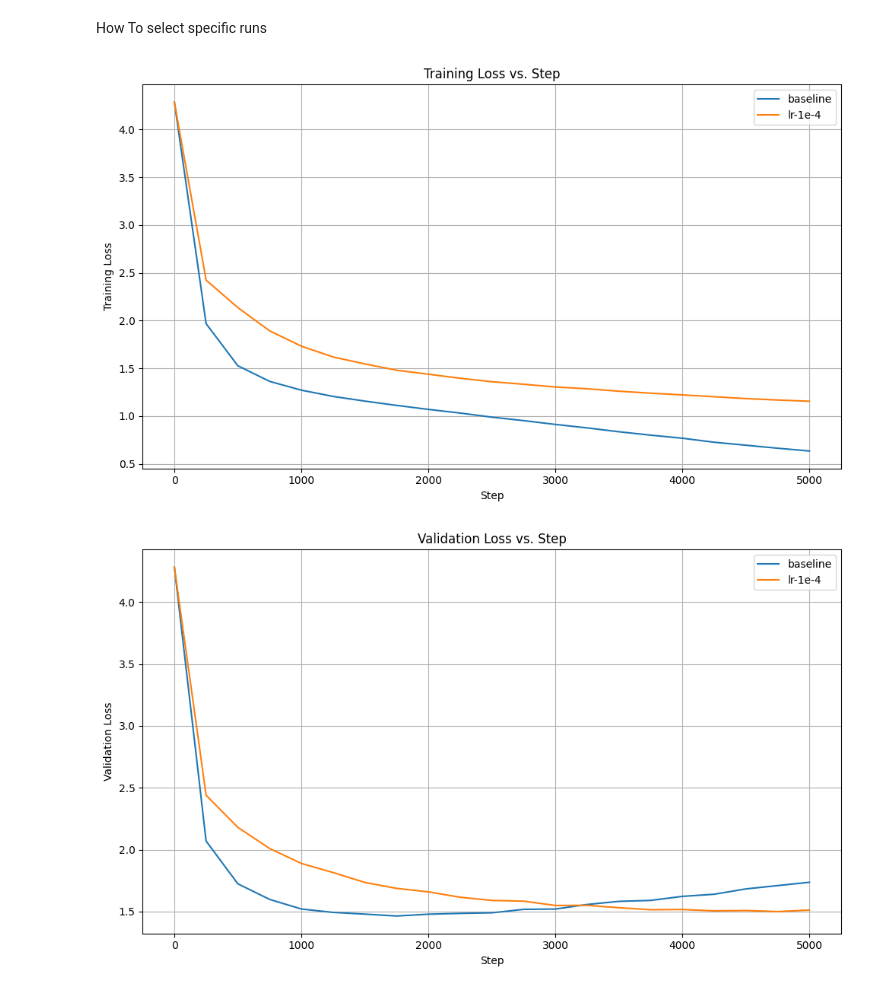
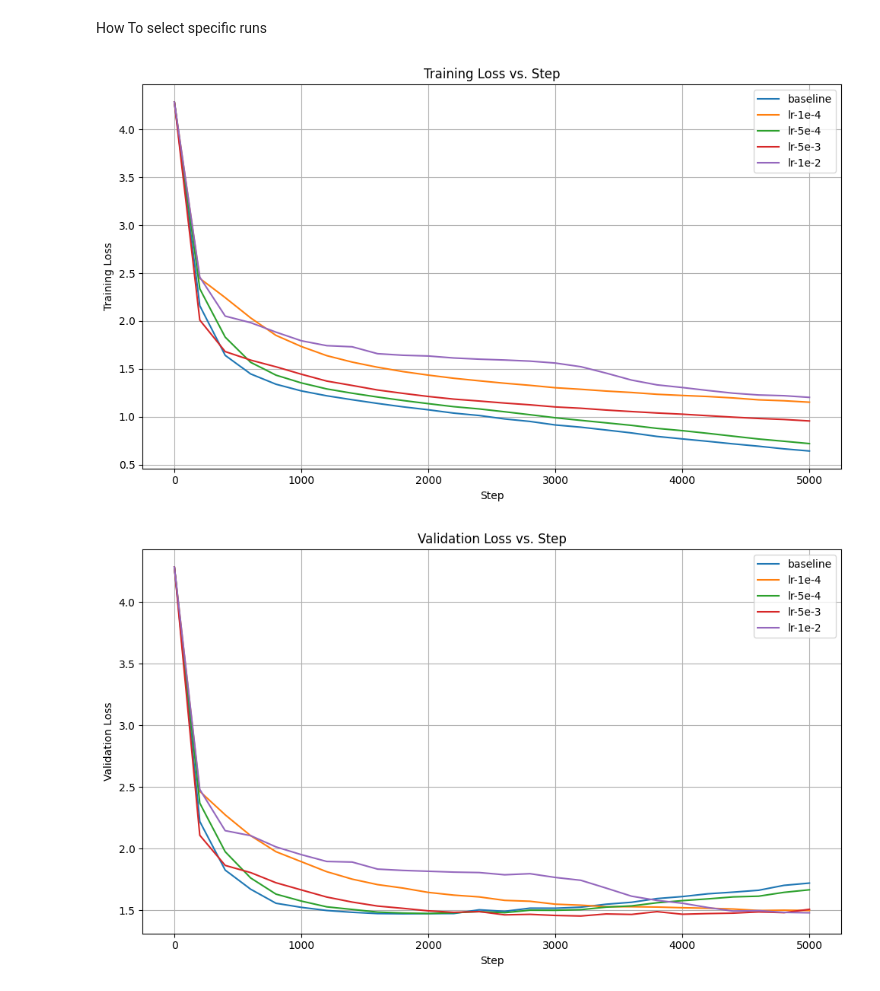
Before and after one commit to maaxhe/foundations_NLP, a Jupyter notebook: final_assignment/notebook.ipynb, the cells around one changed output. Saved outputs shown, nothing was run; the diff lists cells and outputs as text; code cells hidden in the pictures.

```diff
--- a/final_assignment/notebook.ipynb
+++ b/final_assignment/notebook.ipynb
@@ -88,7 +217,7 @@ Baseline Configuration
 # %%
 #Baseline configuration
 out_dir = 'out-shakespeare-baseline'
-eval_interval = 250
+eval_interval = 200
 eval_iters = 200
 log_interval = 10
 always_save_checkpoint = False
@@ -777,8 +906,6 @@ import pickle
 from contextlib import nullcontext
 import torch
 import tiktoken
-
-from model import GPTConfig, GPT
 
 
 def generate_and_save_samples(
@@ -793,7 +920,8 @@ def generate_and_save_samples(
     device="cpu",
     dtype=None,
     compile_model=False,
-    print_to_notebook=True
+    print_to_notebook=True,
+    tokens_char=True
 ):
     """
     Load a trained nanoGPT checkpoint from out_dir, generate text samples,
@@ -861,9 +989,28 @@ def generate_and_save_samples(
     if load_meta:
         with open(meta_path, "rb") as f:
             meta = pickle.load(f)
-        stoi, itos = meta["stoi"], meta["itos"]
-        encode = lambda s: [stoi[c] for c in s]
-        decode = lambda l: "".join([itos[i] for i in l])
+        if tokens_char:
+            stoi, itos = meta["stoi"], meta["itos"]
+            encode = lambda s: [stoi[c] for c in s]
+            decode = lambda l: "".join([itos[i] for i in l])
+        else:
+            try:
+                from tokenizers import Tokenizer
+            except ImportError:
+                raise ImportError(
+                    "This checkpoint uses BPE, but the 'tokenizers' package is not installed.\n"
+                    "Install it with:\n"
+                    "!pip install tokenizers"
+                )
+
+            tokenizer_path = os.path.join(
+                "data",
+                checkpoint["config"]["dataset"],
+                meta["tokenizer_path"]
+            )
+            tokenizer = Tokenizer.from_file(tokenizer_path)
+            encode = lambda s: tokenizer.encode(s).ids
+            decode = lambda ids: tokenizer.decode(ids)
     else:
         enc = tiktoken.get_encoding("gpt2")
         encode = lambda s: enc.encode(s, allowed_special={"<|endoftext|>"})
@@ -915,14 +1062,15 @@ def generate_and_save_samples(
     print(f"Saved generated samples to: {output_file}")
     return samples
 
-def generate_for_run(run_name):
+def generate_for_run(run_name, tokens_char = True):
     global device, num_samples, max_new_tokens
     return generate_and_save_samples(
         out_dir=run_name,
         output_file=os.path.join("samples", f"{run_name}_generated_samples.txt"),
         device=device,
         num_samples=num_samples,
-        max_new_tokens=max_new_tokens
+        max_new_tokens=max_new_tokens,
+        tokens_char = tokens_char
     )
 # %% [markdown]
 Baseline setup
@@ -1267,7 +1541,7 @@ plot_runs(all_runs, show_train=False, show_val=True)
 # %% [markdown]
 How To select specific runs
 # %%
-plot_runs(all_runs, selected_runs=["baseline", "lr-1e-4"])
+plot_runs(all_runs,  selected_runs=["baseline", "lr-1e-4", "lr-5e-4", "lr-5e-3", "lr-1e-2"])
 # %% [output]
-[figure, old version]
+[figure, new version]
-[figure, old version]
+[figure, new version]
```
Also changed, not shown: parts of 29 cells of this notebook, 31 other files.
